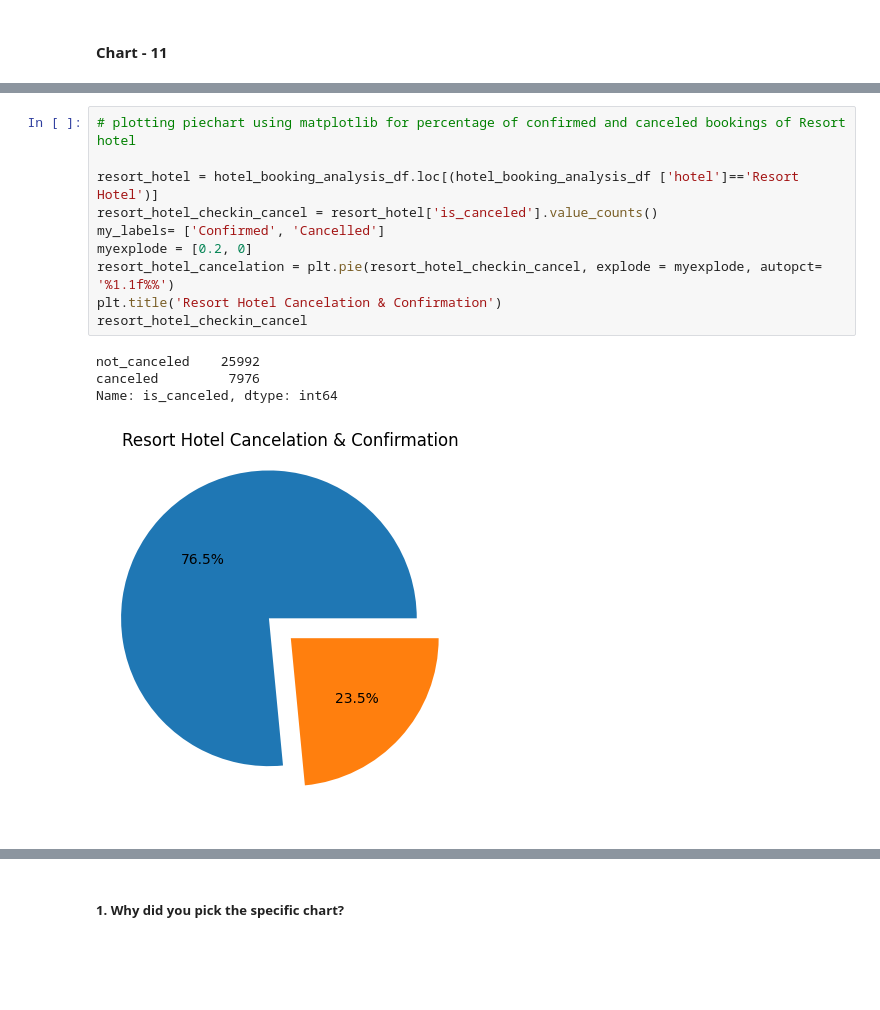
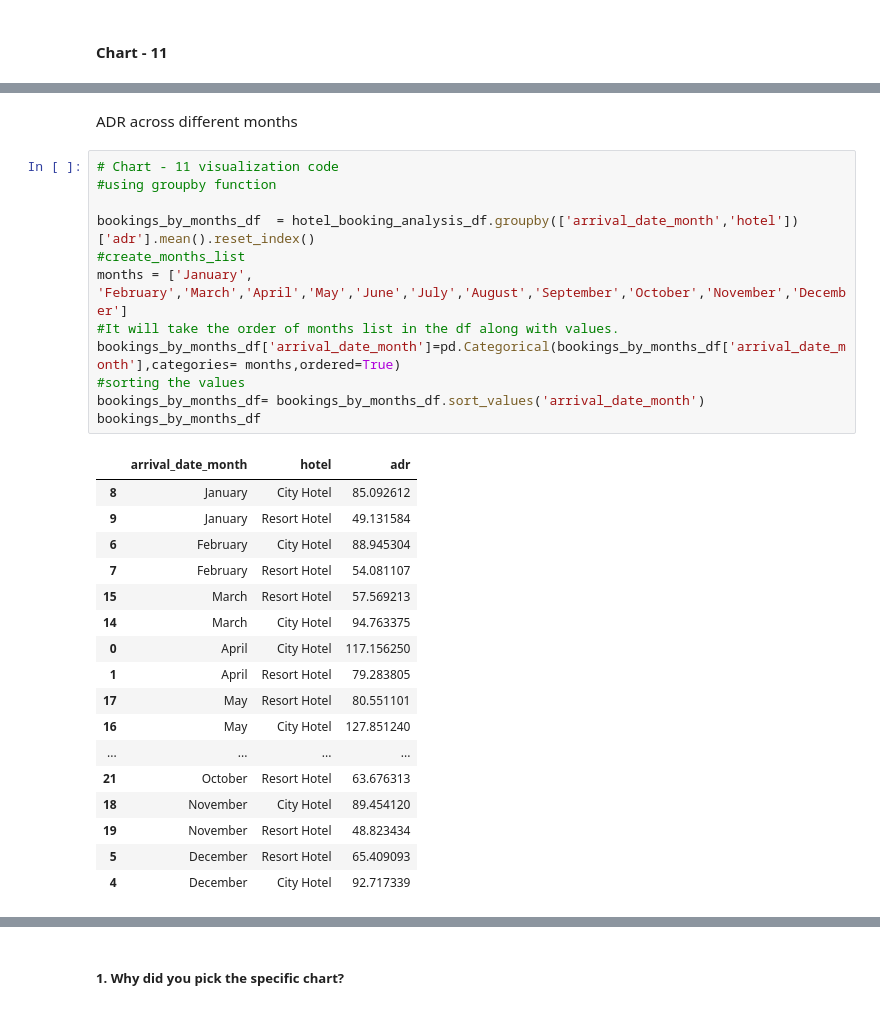
Before and after one commit to lovbundela240/EDA---Hotel-Booking-Analysis_ipynb, a Jupyter notebook: EDA_Hotel_Booking_Analysis.ipynb, the cells around one changed output, grey strips where cells are left out. Cells and saved outputs as stored; diff of their text form; blank space fills up the shorter version.

```diff
--- a/EDA_Hotel_Booking_Analysis.ipynb
+++ b/EDA_Hotel_Booking_Analysis.ipynb
@@ -953,15 +938,32 @@ Text(0, 0.5, 'Count of confirmation and cancellation')
-# %%
-# plotting piechart using matplotlib for percentage of confirmed and canceled bookings of Resort hotel
-
-resort_hotel = hotel_booking_analysis_df.loc[(hotel_booking_analysis_df ['hotel']=='Resort Hotel')]
-resort_hotel_checkin_cancel = resort_hotel['is_canceled'].value_counts()
-my_labels= ['Confirmed', 'Cancelled']
-myexplode = [0.2, 0]
-resort_hotel_cancelation = plt.pie(resort_hotel_checkin_cancel, explode = myexplode, autopct= '%1.1f%%')
-plt.title('Resort Hotel Cancelation & Confirmation')
-resort_hotel_checkin_cancel
-# %% [output]
-not_canceled    25992
-canceled         7976
-Name: is_canceled, dtype: int64
-[figure, removed]
+# %% [markdown]
+ADR across different months
+# %%
+# Chart - 11 visualization code
+#using groupby function
+
+bookings_by_months_df  = hotel_booking_analysis_df.groupby(['arrival_date_month','hotel'])['adr'].mean().reset_index()
+#create_months_list
+months = ['January', 'February','March','April','May','June','July','August','September','October','November','December']
+#It will take the order of months list in the df along with values.
+bookings_by_months_df['arrival_date_month']=pd.Categorical(bookings_by_months_df['arrival_date_month'],categories= months,ordered=True)
+#sorting the values
+bookings_by_months_df= bookings_by_months_df.sort_values('arrival_date_month')
+bookings_by_months_df
+# %% [output]
+|  | arrival_date_month | hotel | adr |
+| 8 | January | City Hotel | 85.092612 |
+| 9 | January | Resort Hotel | 49.131584 |
+| 6 | February | City Hotel | 88.945304 |
+| 7 | February | Resort Hotel | 54.081107 |
+| 15 | March | Resort Hotel | 57.569213 |
+| 14 | March | City Hotel | 94.763375 |
+| 0 | April | City Hotel | 117.156250 |
+| 1 | April | Resort Hotel | 79.283805 |
+| 17 | May | Resort Hotel | 80.551101 |
+| 16 | May | City Hotel | 127.851240 |
+| ... | ... | ... | ... |
+| 21 | October | Resort Hotel | 63.676313 |
+| 18 | November | City Hotel | 89.454120 |
+| 19 | November | Resort Hotel | 48.823434 |
+| 5 | December | Resort Hotel | 65.409093 |
+| 4 | December | City Hotel | 92.717339 |
```
Also changed, not shown: parts of 3 cells of this notebook.
